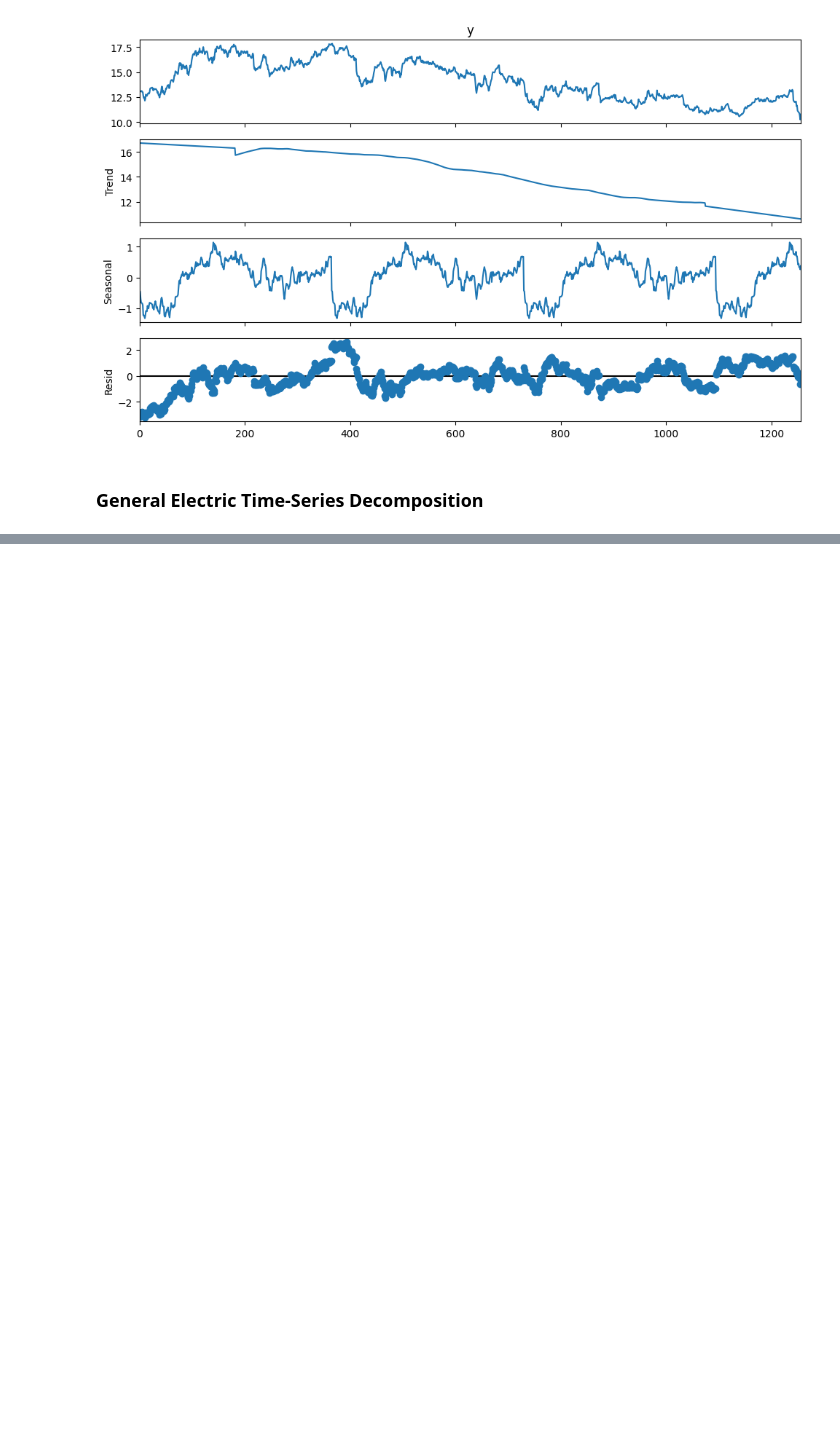
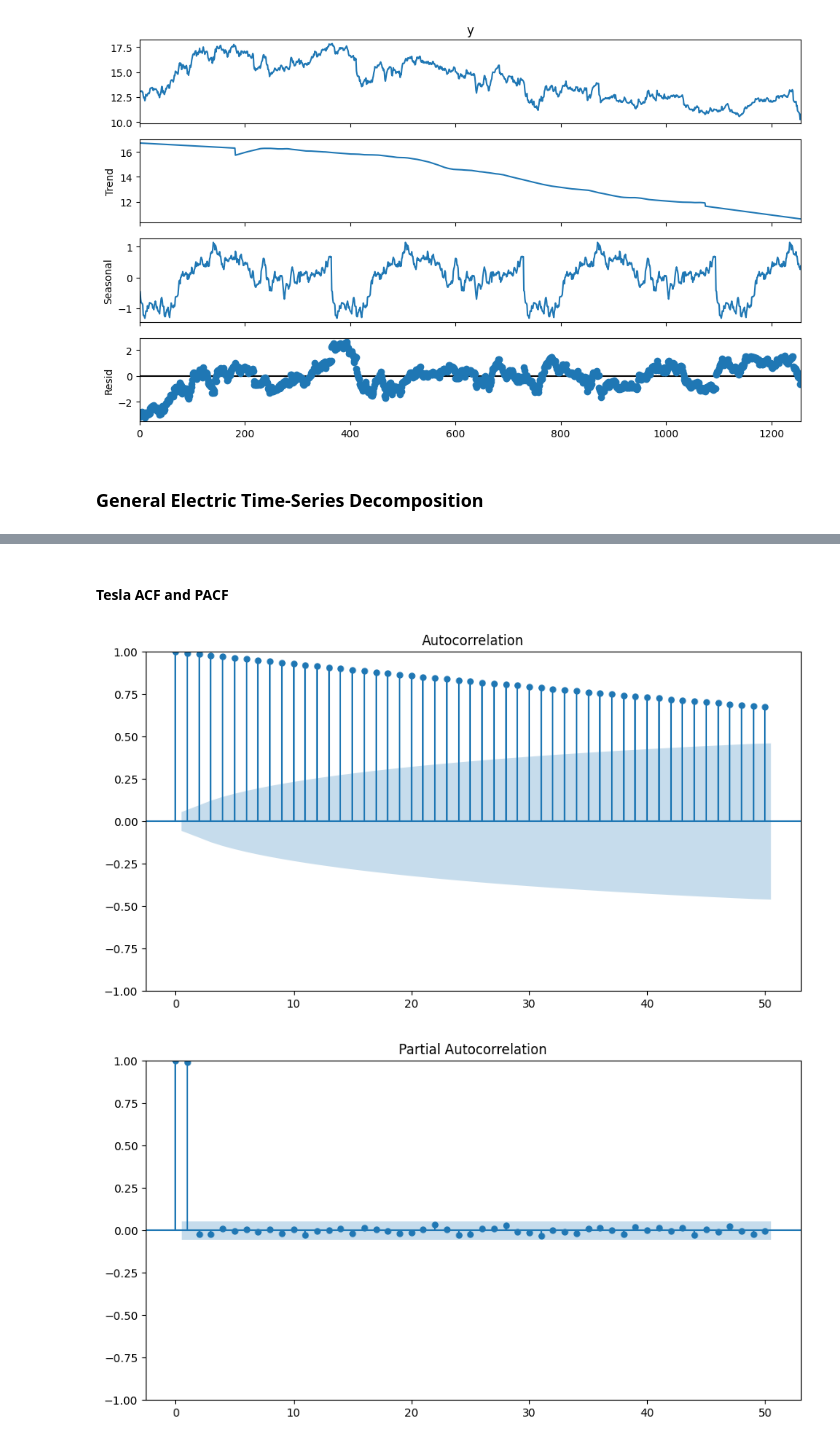
Before and after one commit to Vondent/stock-price-analysis, a Jupyter notebook: stock-price-analysis.ipynb, the cells around one changed output, grey strips where cells are left out. Cells and saved outputs as stored; diff of their text form; code cells hidden in the pictures; blank space fills up the shorter version.

Commit message:
Generated ACF and PACF plots
After generating the plots, we will conduct the Dickey-Fuller Test

```diff
--- a/stock-price-analysis.ipynb
+++ b/stock-price-analysis.ipynb
@@ -1605,0 +1616,25 @@ ge_tr, ge_se, ge_re = decomposition(ge_ph_dat, 365)
+# %%
+from statsmodels.tsa.arima.model import ARIMA
+from statsmodels.graphics.tsaplots import plot_acf, plot_pacf
+
+# function to return acf and pacf plots
+def acf_pacf(df, lags):
+    var = df['y']
+    # plot the acf plot
+    fig = plot_acf(var, lags=lags)
+    fig.set_size_inches((9, 5))
+    fig.tight_layout()
+    plt.show()
+
+    # plot the pacf plots
+    fig = plot_pacf(var, lags=lags)
+    fig.set_size_inches((9,5))
+    fig.tight_layout()
+    plt.show()
+# %% [markdown]
+#### Tesla ACF and PACF
+# %%
+acf_pacf(tesla_ph_dat, 50)
+# %% [output]
+[figure, added]
+[figure, added]
```
Also changed, not shown: parts of 21 cells of this notebook.
